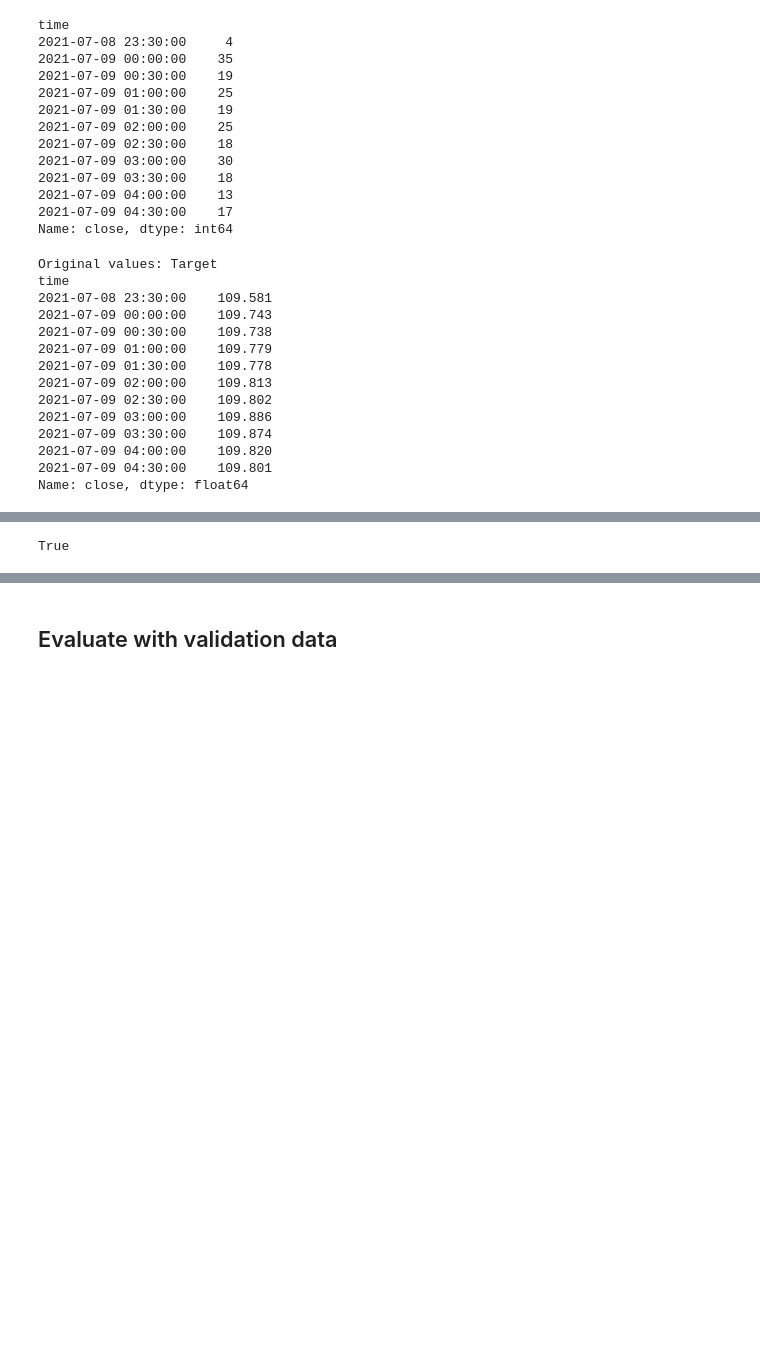
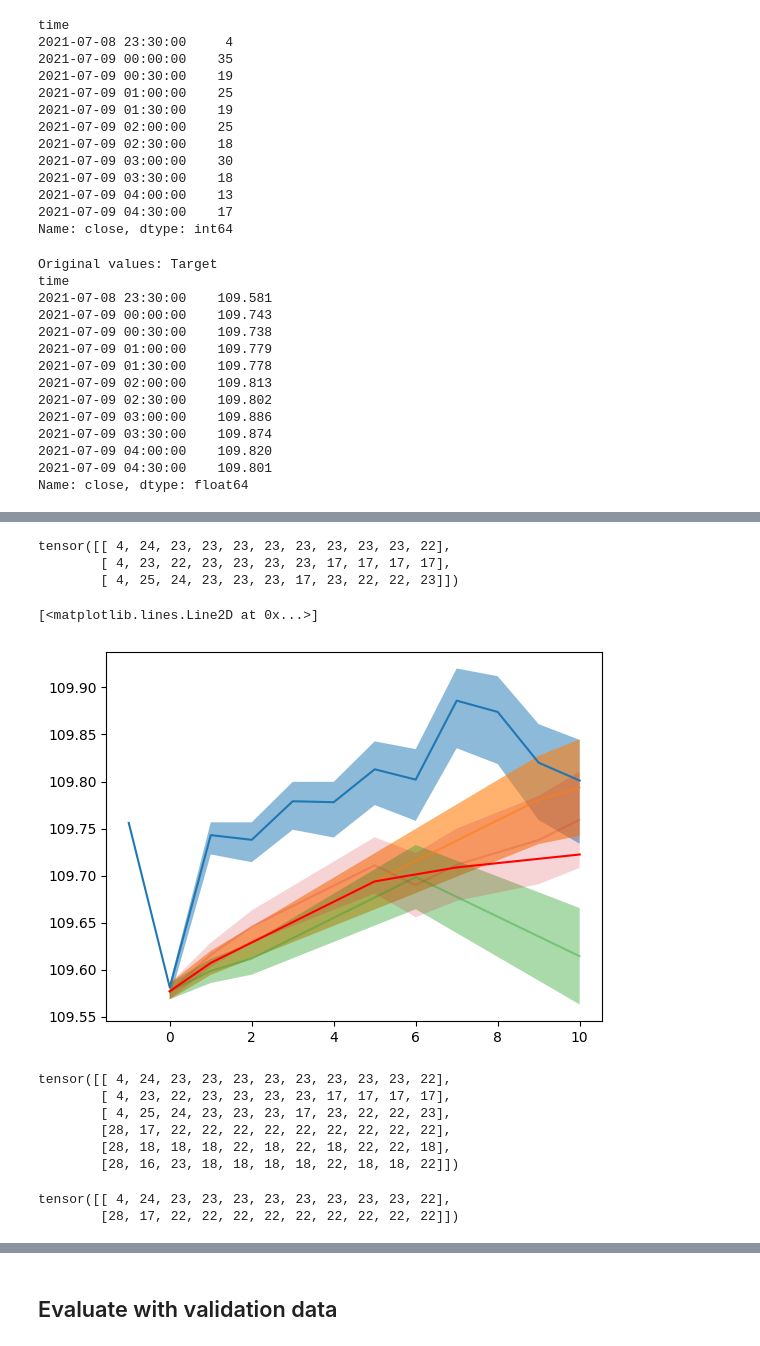
Before and after one commit to Naradice/stocknet_study, a Jupyter notebook: Models/Transformer/DiffClassIDToken/StdID_Close_Softmax.ipynb, the cells around one changed output, grey strips where cells are left out. Cells and saved outputs as stored; diff of their text form; code cells hidden in the pictures; blank space fills up the shorter version.

```diff
--- a/Models/Transformer/DiffClassIDToken/StdID_Close_Softmax.ipynb
+++ b/Models/Transformer/DiffClassIDToken/StdID_Close_Softmax.ipynb
@@ -755,8 +878,5 @@ tensor([[ 4, 35, 19, 25, 19, 25, 18, 30, 18, 13, 17],
 # %%
 def joint_beam_search(model, input_data, beam_width, max_len, batch_first=True):
-    beam_width = 5
-    max_len = 10
-
     if batch_first:
         batch_size = input_data.shape[0]
         preds_ohlc = input_data[:, -1:]
@@ -781,13 +901,13 @@ def joint_beam_search(model, input_data, beam_width, max_len, batch_first=True):
     # make beam
     scores_c, indices_c = torch.topk(logits_c, k=beam_width, dim=-1)
     preds = preds_ohlc.repeat_interleave(beam_width, dim=batch_dim)
-    beam_indices = indices_c.reshape(batch_size*beam_width, 1, 1)
+    beam_indices = indices_c.reshape(batch_size*beam_width, 1)
     preds = torch.cat([preds, beam_indices], dim=length_dim)
     ohlc_src_beam = input_data.repeat_interleave(beam_width, dim=batch_dim)
     total_scores = scores_c.view(batch_size * beam_width, 1).expand(-1, beam_width)  # [batch*beam, beam]
 
 
-    while preds.size(length_dim) < max_len:
+    for _ in range(1, max_len):
         # next prediction
         logits_c  = model(
             src_ohlc=ohlc_src_beam, tgt_ohlc=preds,
@@ -813,14 +933,15 @@ def joint_beam_search(model, input_data, beam_width, max_len, batch_first=True):
         for b in range(batch_size):
             beams = []
             for i in range(beam_width):
-                prev_seq = preds[(b * beam_width + beam_indices[b, i]), :, -1]
+                prev_seq = preds[(b * beam_width + beam_indices[b, i]), -1:]
                 next_token = next_tokens[b, topk_indices[b, i]]
                 beams.append(torch.cat([prev_seq, next_token.view(1)]))
             new_sequences.append(torch.stack(beams))
         new_sequences = torch.stack(new_sequences)  # [batch_size, beam_width, step+1]
 
         # 更新された結果
-        preds = new_sequences.reshape(batch_size * beam_width, -1, 1) # [batch, beam, step+1] -> [batch*beam, step+1, 1]
+        new_preds = new_sequences.reshape(batch_size * beam_width, -1) # [batch, beam, step+1] -> [batch*beam, step+1]
+        preds = torch.cat([preds, new_preds[:, -1:]], dim=length_dim)
         beam_scores = topk_scores            # [batch, beam]
     return preds, total_scores
 # %%
@@ -952,5 +1007,47 @@ else:
-# %%
-# check joint beam search process have errors. Since first predictions are same as dataset output, we can check only first prediction
-np.allclose(tgt_org.iloc[0], preds_rev_tgt[0], atol=1e-10)
-# %% [output]
-True
+# %%
+preds_ohlc[:3]
+# %% [output]
+tensor([[ 4, 24, 23, 23, 23, 23, 23, 23, 23, 23, 22],
+        [ 4, 23, 22, 23, 23, 23, 23, 17, 17, 17, 17],
+        [ 4, 25, 24, 23, 23, 23, 17, 23, 22, 22, 23]])
+# %%
+a_index = ds.get_actual_index(sample_index)
+answers_df = df.iloc[a_index + observation_length -2: a_index + observation_length + 10]
+# %%
+tgt_int = id_to_int(ds, tgt_data)
+lower_tgt_values, upper_tgt_values = make_id_range(tgt_int)
+# %%
+import matplotlib.pyplot as plt
+
+initial_values = answers_df["close"].iloc[0]
+
+# market values
+plt.plot([-1, 0,1,2,3,4,5,6,7,8,9, 10], answers_df["close"].values)
+# answer range
+plt.fill_between([0,1,2,3,4,5,6,7,8,9,10], initial_values + np.cumsum(lower_tgt_values[0]), initial_values + np.cumsum(upper_tgt_values[0]), alpha = 0.5)
+# prediction range for beams
+beam_mean_values = None
+for beam in range(3):
+    pre_tgt_int = id_to_int(ds, preds_ohlc[beam])
+    lower_values, upper_values = make_id_range(pre_tgt_int)
+    plt.fill_between([0,1,2,3,4,5,6,7,8,9, 10], initial_values + np.cumsum(lower_values), initial_values + np.cumsum(upper_values), alpha = 0.2 * (3 - beam))
+    mean_values = initial_values + np.cumsum((lower_values + upper_values) / 2)
+    plt.plot([0,1,2,3,4,5,6,7,8,9, 10], mean_values , alpha=0.2 * (3 - beam))
+    if beam_mean_values is None:
+        beam_mean_values = mean_values
+    else:
+        beam_mean_values += mean_values
+beam_mean_values = beam_mean_values / 3
+plt.plot([0,1,2,3,4,5,6,7,8,9, 10], beam_mean_values, color="red")
+# %% [output]
+[<matplotlib.lines.Line2D at 0x...>]
+[figure, added]
+# %%
+preds_ohlc
+# %% [output]
+tensor([[ 4, 24, 23, 23, 23, 23, 23, 23, 23, 23, 22],
+        [ 4, 23, 22, 23, 23, 23, 23, 17, 17, 17, 17],
+        [ 4, 25, 24, 23, 23, 23, 17, 23, 22, 22, 23],
+        [28, 17, 22, 22, 22, 22, 22, 22, 22, 22, 22],
+        [28, 18, 18, 18, 22, 18, 22, 18, 22, 22, 18],
+        [28, 16, 23, 18, 18, 18, 18, 22, 18, 18, 22]])
@@ -956,0 +1056,5 @@ True
+# %%
+test[:, 0]
+# %% [output]
+tensor([[ 4, 24, 23, 23, 23, 23, 23, 23, 23, 23, 22],
+        [28, 17, 22, 22, 22, 22, 22, 22, 22, 22, 22]])
```
Also changed, not shown: parts of 50 cells of this notebook.
